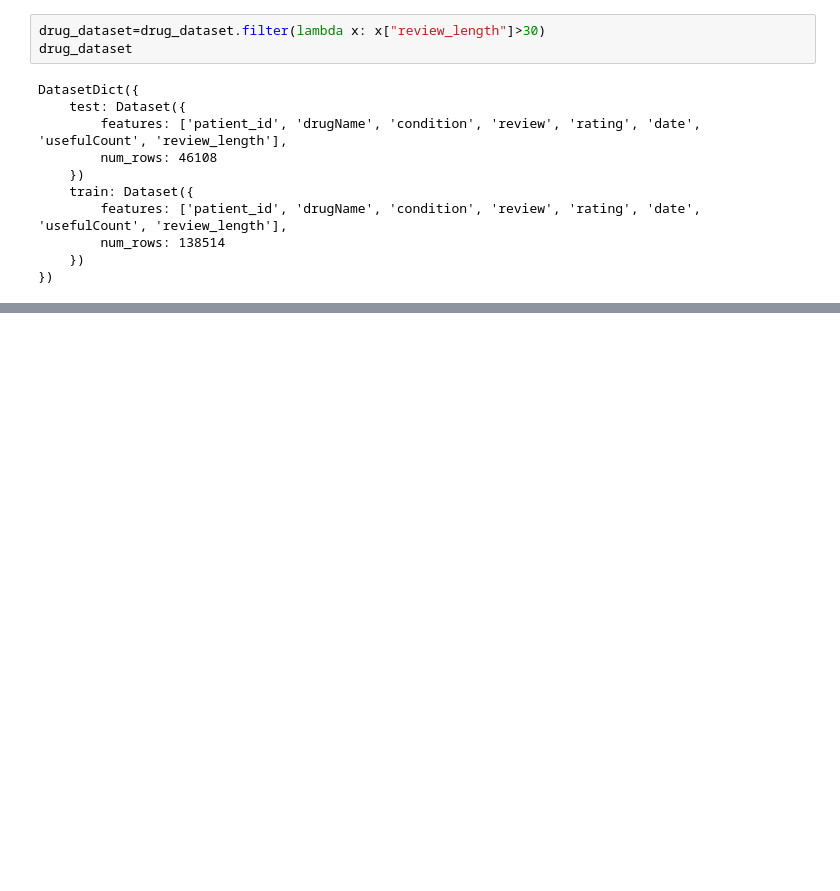
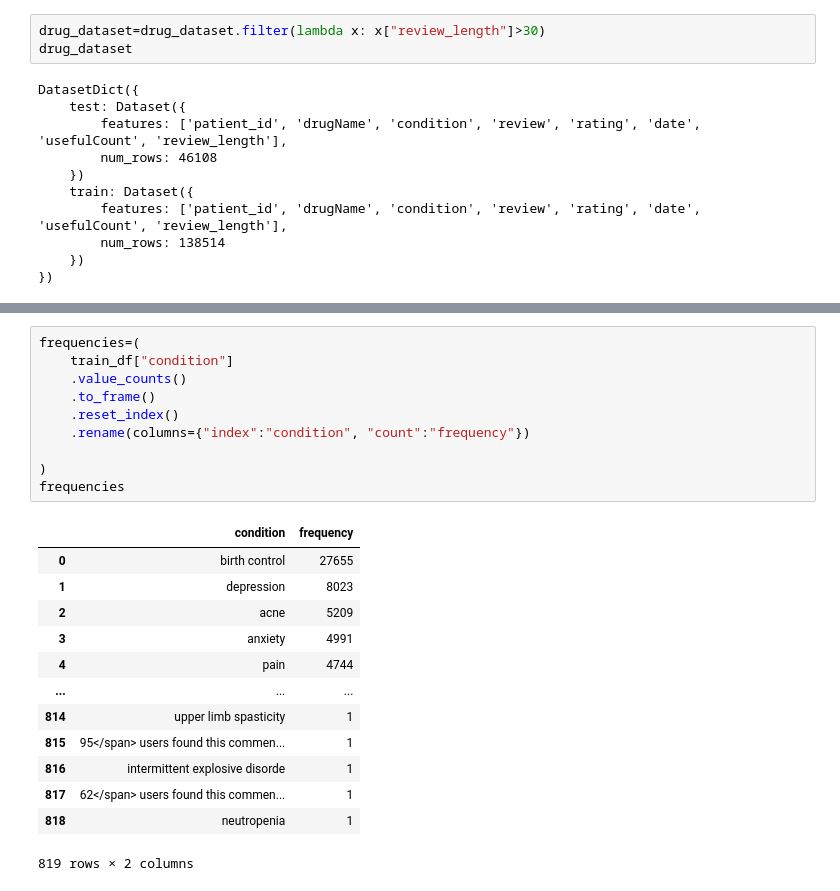
Before and after one commit to j-a-c-k-1/llm-course, a Jupyter notebook: course/en/chapter5/section2.ipynb, the cells around one changed output, grey strips where cells are left out. Cells and saved outputs as stored; diff of their text form; blank space fills up the shorter version.

```diff
--- a/course/en/chapter5/section2.ipynb
+++ b/course/en/chapter5/section2.ipynb
@@ -377,0 +528,24 @@ new_drug_dataset=drug_dataset.map(
+# %%
+frequencies=(
+    train_df["condition"]
+    .value_counts()
+    .to_frame()
+    .reset_index()
+    .rename(columns={"index":"condition", "count":"frequency"})
+
+)
+frequencies
+# %% [output]
+|  | condition | frequency |
+| 0 | birth control | 27655 |
+| 1 | depression | 8023 |
+| 2 | acne | 5209 |
+| 3 | anxiety | 4991 |
+| 4 | pain | 4744 |
+| ... | ... | ... |
+| 814 | upper limb spasticity | 1 |
+| 815 | 95</span> users found this commen... | 1 |
+| 816 | intermittent explosive disorde | 1 |
+| 817 | 62</span> users found this commen... | 1 |
+| 818 | neutropenia | 1 |
+819 rows × 2 columns
```
Also changed, not shown: parts of 36 cells of this notebook.
